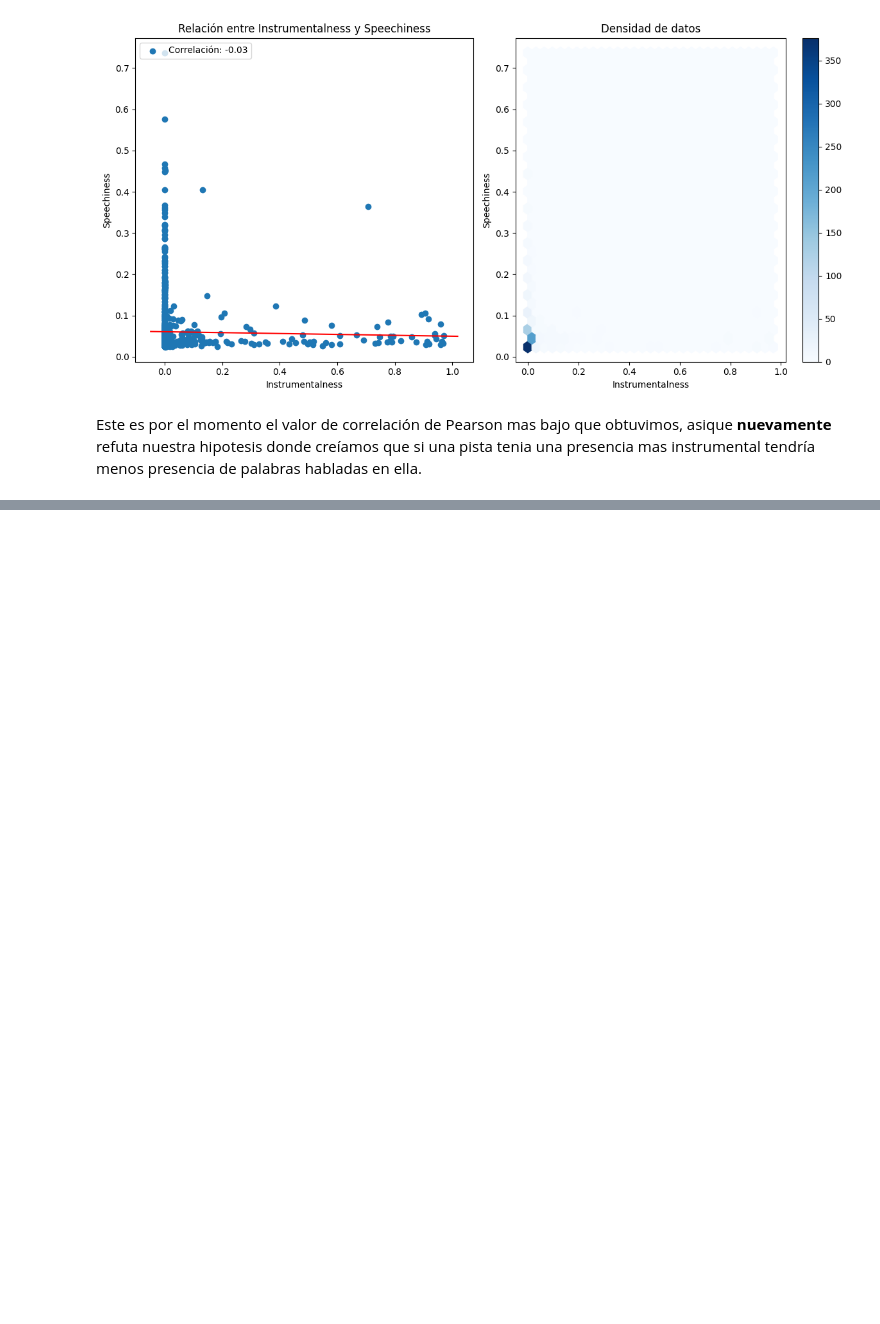
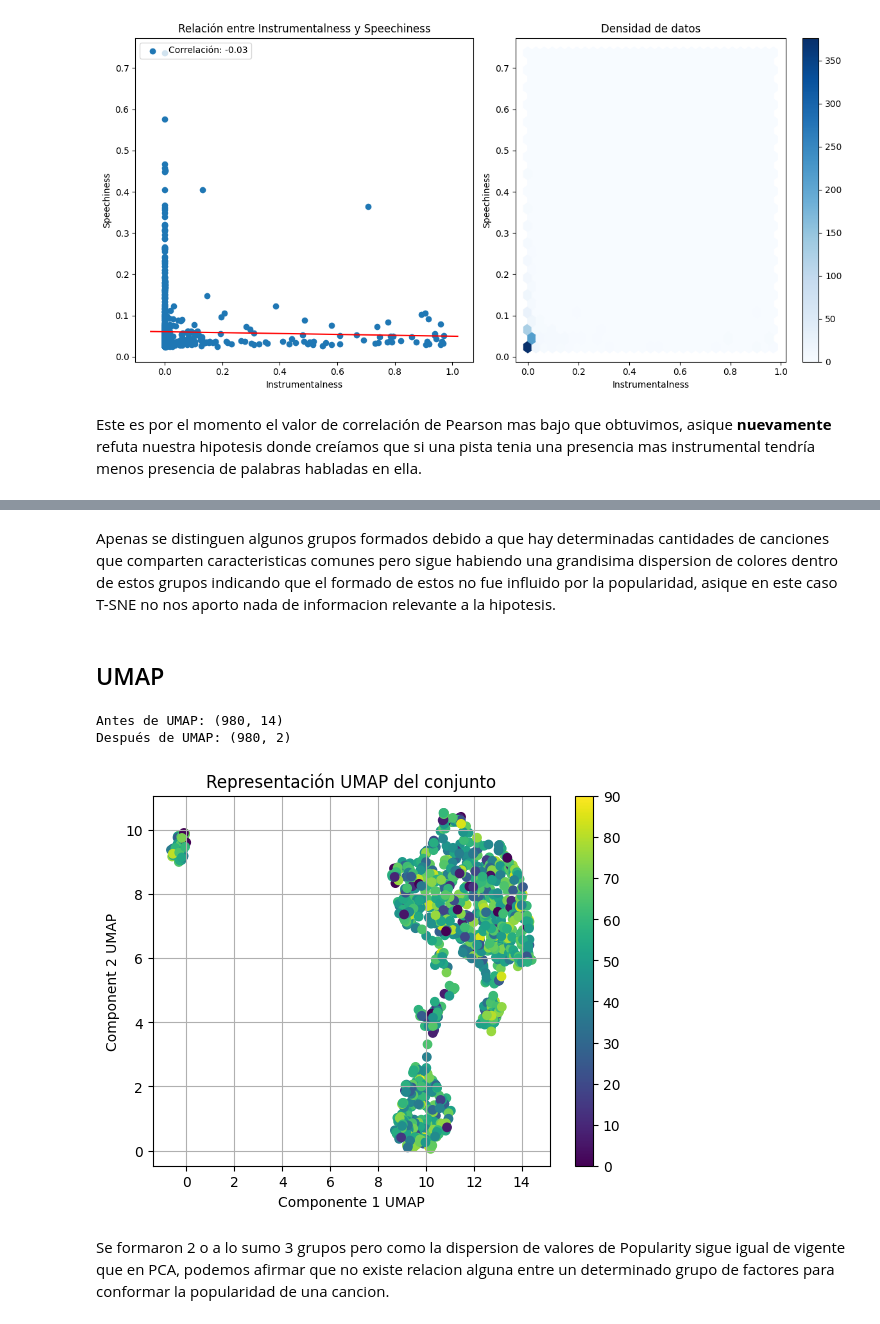
Before and after one commit to nachoperna/Fundamentos-de-la-Ciencia-de-Datos, a Jupyter notebook: TPE/tpe.ipynb, the cells around one changed output, grey strips where cells are left out. Saved outputs shown, nothing was run; the diff lists cells and outputs as text; code cells hidden in the pictures; blank space fills up the shorter version.

```diff
--- a/TPE/tpe.ipynb
+++ b/TPE/tpe.ipynb
@@ -1202,0 +1273,28 @@ Este es por el momento el valor de correlación de Pearson mas bajo que obtuvimo
+# %% [markdown]
+Apenas se distinguen algunos grupos formados debido a que hay determinadas cantidades de canciones que comparten caracteristicas comunes pero sigue habiendo una grandisima dispersion de colores dentro de estos grupos indicando que el formado de estos no fue influido por la popularidad, asique en este caso T-SNE no nos aporto nada de informacion relevante a la hipotesis.
+# %% [markdown]
+## UMAP
+# %%
+# importamos umap
+import umap
+
+# creamos el objeto, lo fitteamos en nuestros datos y lo aplicamos sobre esos mismos
+covers_sin_popularity_umap = umap.UMAP(n_components=2).fit_transform(covers_sin_popularity_estandarizado)
+# imprimimos los tamaños antes y después
+print('Antes de UMAP: {}'.format(covers_sin_popularity_estandarizado.shape))
+print('Después de UMAP: {}'.format(covers_sin_popularity_umap.shape))
+
+# graficamos los datos, el color de cada punto representa el valor de la casa
+plt.scatter(covers_sin_popularity_umap[:,0], covers_sin_popularity_umap[:,1], c=covers_sin_track_artist["Popularity"], cmap='viridis')
+plt.grid(True)
+plt.xlabel('Componente 1 UMAP')
+plt.ylabel('Component 2 UMAP')
+plt.title('Representación UMAP del conjunto')
+plt.colorbar()
+plt.show()
+# %% [output]
+Antes de UMAP: (980, 14)
+Después de UMAP: (980, 2)
+[figure, added]
+# %% [markdown]
+Se formaron 2 o a lo sumo 3 grupos pero como la dispersion de valores de Popularity sigue igual de vigente que en PCA, podemos afirmar que no existe relacion alguna entre un determinado grupo de factores para conformar la popularidad de una cancion.
```
Also changed, not shown: parts of 15 cells of this notebook.
